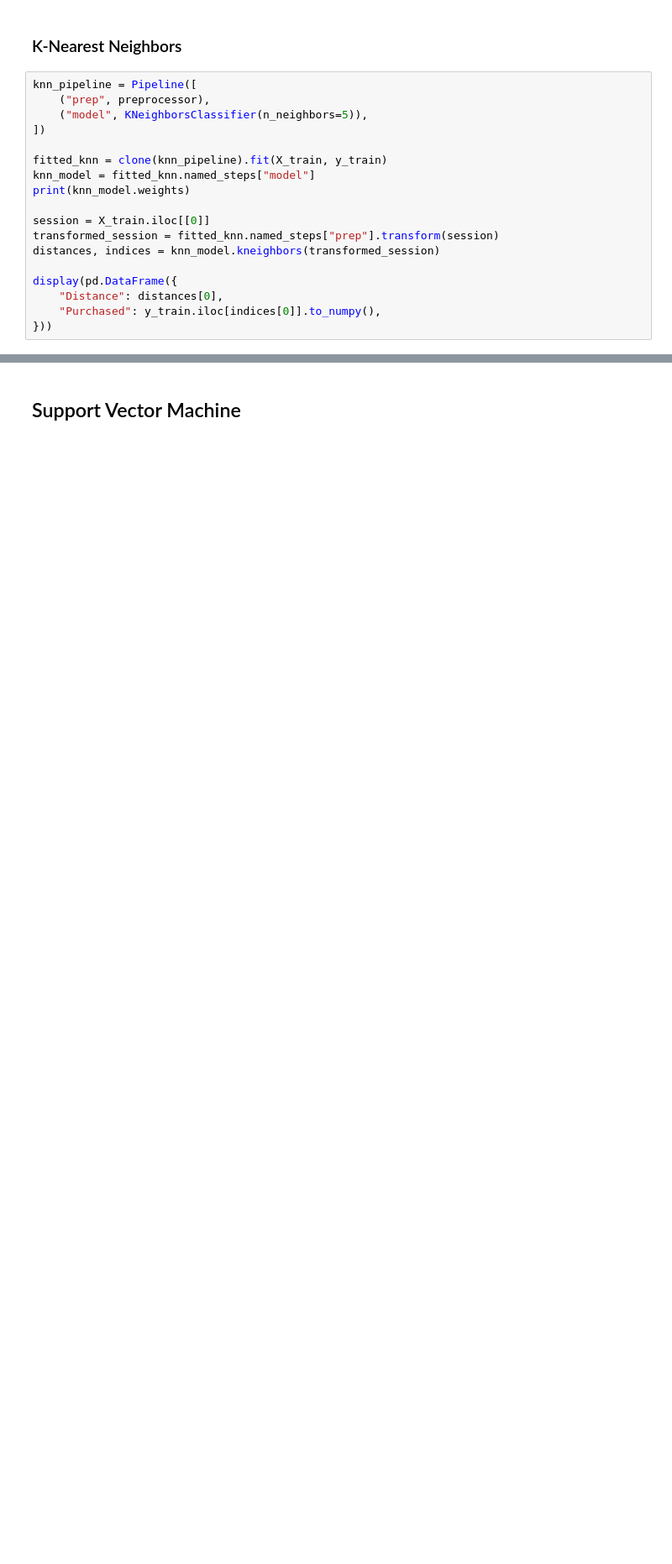
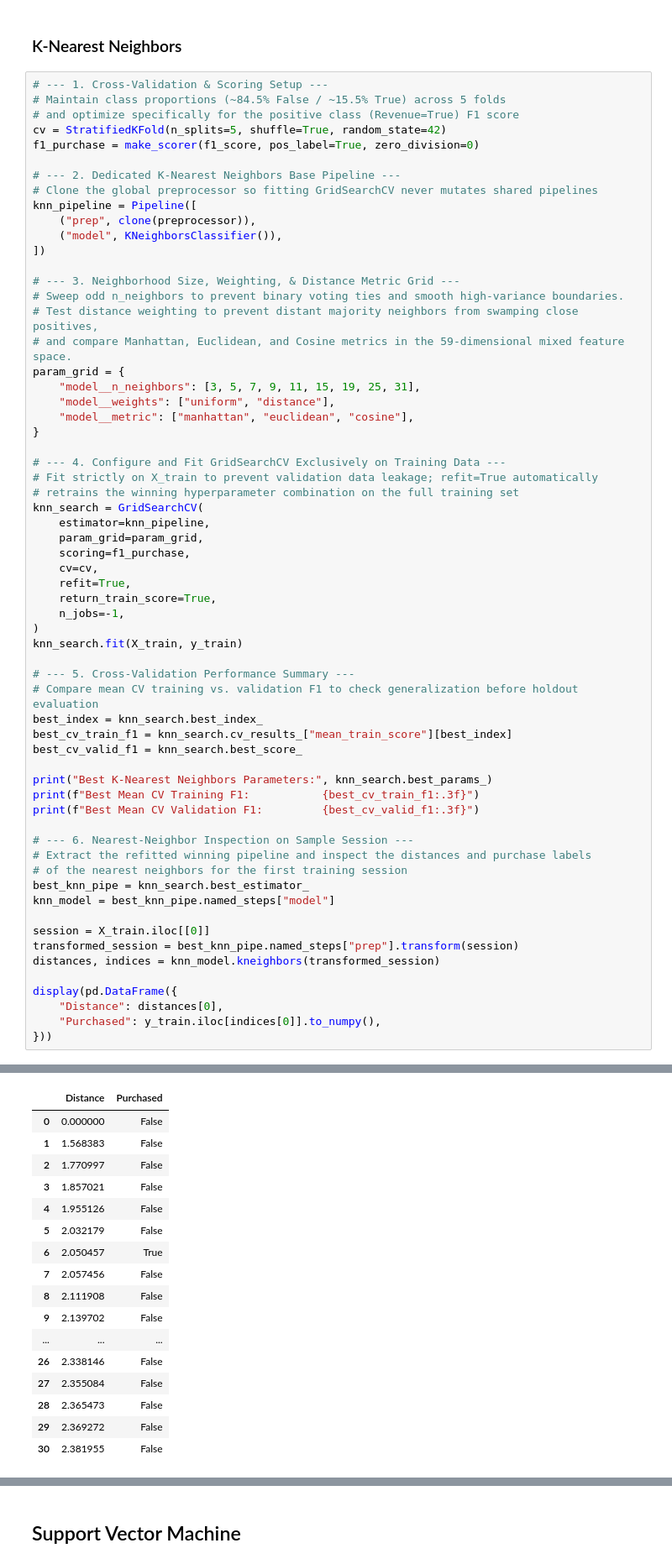
Before and after one commit to Lvl-Up-Slime/CAI_4105_2026_Fall_Team_6, a Jupyter notebook: challenge2/Challenge2.ipynb, the cells around one changed output, grey strips where cells are left out. Shown at 84% size. Cells and saved outputs as stored; diff of their text form; blank space fills up the shorter version.

Commit message:
Implemented Grid Search across all models, evaluated tuned models with cross-validation, and compared training and validation metrics.

```diff
--- a/challenge2/Challenge2.ipynb
+++ b/challenge2/Challenge2.ipynb
@@ -377,20 +424,65 @@ display(metrics_comparison.round(3))
 # %% [markdown]
 ### K-Nearest Neighbors
 # %%
+# --- 1. Cross-Validation & Scoring Setup ---
+# Maintain class proportions (~84.5% False / ~15.5% True) across 5 folds
+# and optimize specifically for the positive class (Revenue=True) F1 score
+cv = StratifiedKFold(n_splits=5, shuffle=True, random_state=42)
+f1_purchase = make_scorer(f1_score, pos_label=True, zero_division=0)
+
+# --- 2. Dedicated K-Nearest Neighbors Base Pipeline ---
+# Clone the global preprocessor so fitting GridSearchCV never mutates shared pipelines
 knn_pipeline = Pipeline([
-    ("prep", preprocessor),
-    ("model", KNeighborsClassifier(n_neighbors=5)),
+    ("prep", clone(preprocessor)),
+    ("model", KNeighborsClassifier()),
 ])
 
-fitted_knn = clone(knn_pipeline).fit(X_train, y_train)
-knn_model = fitted_knn.named_steps["model"]
-print(knn_model.weights)
+# --- 3. Neighborhood Size, Weighting, & Distance Metric Grid ---
+# Sweep odd n_neighbors to prevent binary voting ties and smooth high-variance boundaries.
+# Test distance weighting to prevent distant majority neighbors from swamping close positives,
+# and compare Manhattan, Euclidean, and Cosine metrics in the 59-dimensional mixed feature space.
+param_grid = {
+    "model__n_neighbors": [3, 5, 7, 9, 11, 15, 19, 25, 31],
+    "model__weights": ["uniform", "distance"],
+    "model__metric": ["manhattan", "euclidean", "cosine"],
+}
+
+# --- 4. Configure and Fit GridSearchCV Exclusively on Training Data ---
+# Fit strictly on X_train to prevent validation data leakage; refit=True automatically
+# retrains the winning hyperparameter combination on the full training set
+knn_search = GridSearchCV(
+    estimator=knn_pipeline,
+    param_grid=param_grid,
+    scoring=f1_purchase,
+    cv=cv,
+    refit=True,
+    return_train_score=True,
+    n_jobs=-1,
+)
+knn_search.fit(X_train, y_train)
+
+# --- 5. Cross-Validation Performance Summary ---
+# Compare mean CV training vs. validation F1 to check generalization before holdout evaluation
+best_index = knn_search.best_index_
+best_cv_train_f1 = knn_search.cv_results_["mean_train_score"][best_index]
+best_cv_valid_f1 = knn_search.best_score_
+
+print("Best K-Nearest Neighbors Parameters:", knn_search.best_params_)
+print(f"Best Mean CV Training F1:           {best_cv_train_f1:.3f}")
+print(f"Best Mean CV Validation F1:         {best_cv_valid_f1:.3f}")
+
+# --- 6. Nearest-Neighbor Inspection on Sample Session ---
+# Extract the refitted winning pipeline and inspect the distances and purchase labels
+# of the nearest neighbors for the first training session
+best_knn_pipe = knn_search.best_estimator_
+knn_model = best_knn_pipe.named_steps["model"]
 
 session = X_train.iloc[[0]]
-transformed_session = fitted_knn.named_steps["prep"].transform(session)
+transformed_session = best_knn_pipe.named_steps["prep"].transform(session)
 distances, indices = knn_model.kneighbors(transformed_session)
 
 display(pd.DataFrame({
     "Distance": distances[0],
     "Purchased": y_train.iloc[indices[0]].to_numpy(),
 }))
+# %% [output]
@@ -396,0 +492,17 @@ display(pd.DataFrame({
+|  | Distance | Purchased |
+| 0 | 0.000000 | False |
+| 1 | 1.568383 | False |
+| 2 | 1.770997 | False |
+| 3 | 1.857021 | False |
+| 4 | 1.955126 | False |
+| 5 | 2.032179 | False |
+| 6 | 2.050457 | True |
+| 7 | 2.057456 | False |
+| 8 | 2.111908 | False |
+| 9 | 2.139702 | False |
+| ... | ... | ... |
+| 26 | 2.338146 | False |
+| 27 | 2.355084 | False |
+| 28 | 2.365473 | False |
+| 29 | 2.369272 | False |
+| 30 | 2.381955 | False |
```
Also changed, not shown: parts of 16 cells of this notebook.
